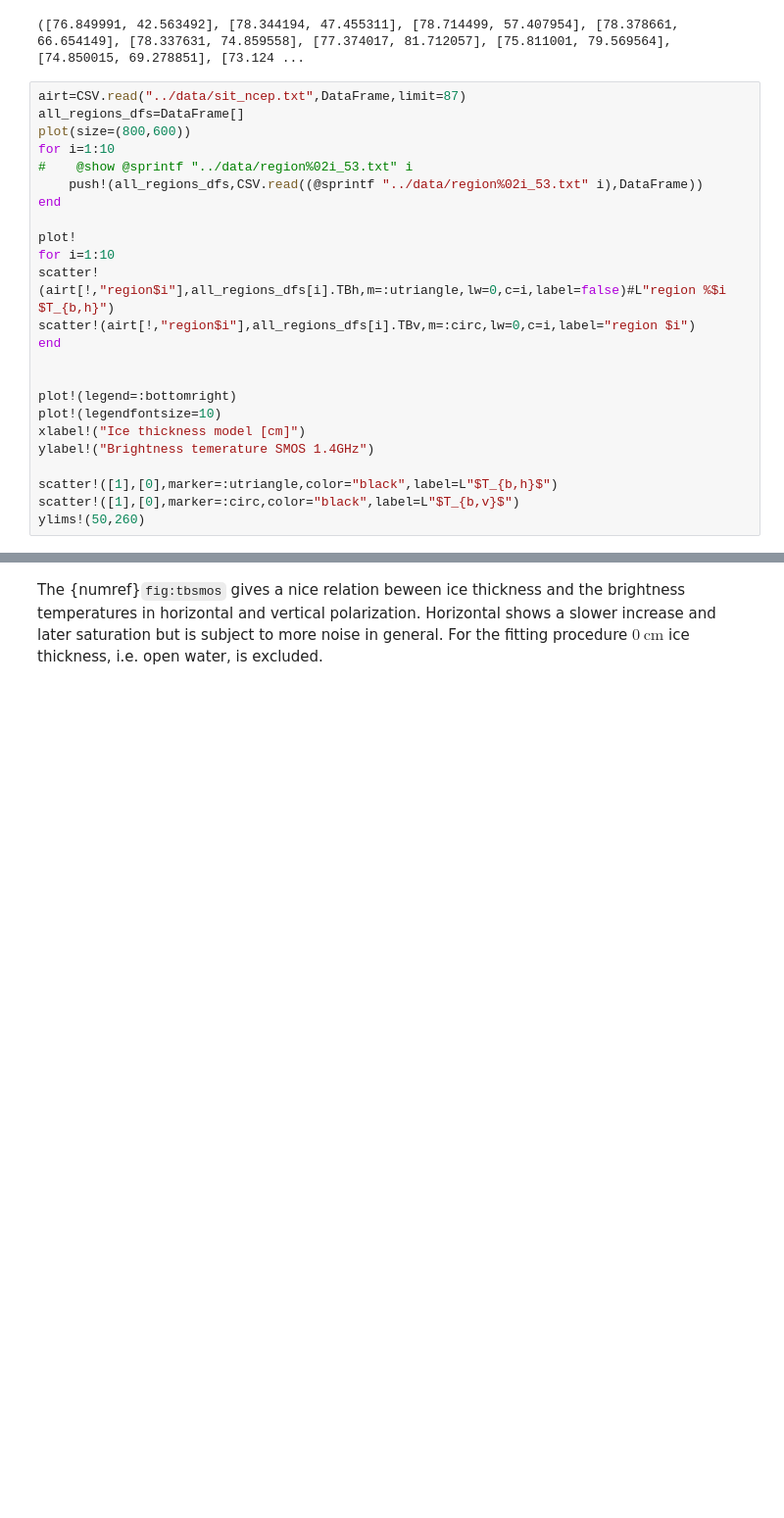
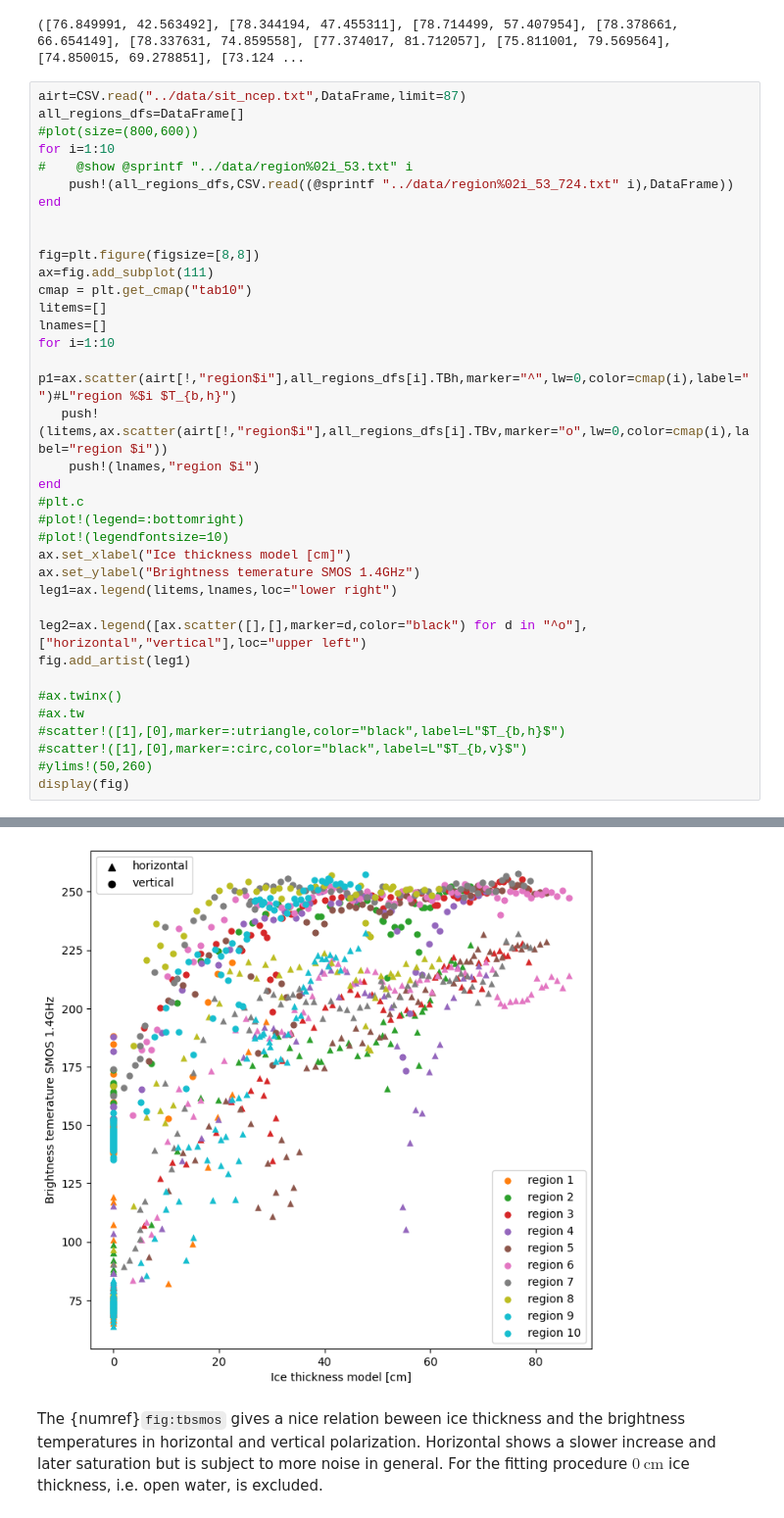
Before and after one commit to CIMR-Algos/SeaIceThickness_ATBD, a Jupyter notebook: book/training_data_smos53.ipynb, the cells around one changed output, grey strips where cells are left out. Shown at 98% size. Saved outputs shown, nothing was run; the diff lists cells and outputs as text; blank space fills up the shorter version.

```diff
--- a/book/training_data_smos53.ipynb
+++ b/book/training_data_smos53.ipynb
@@ -46,25 +54,37 @@ all_regions_locs=
 # %%
 airt=CSV.read("../data/sit_ncep.txt",DataFrame,limit=87)
 all_regions_dfs=DataFrame[]
-plot(size=(800,600))
+#plot(size=(800,600))
 for i=1:10
 #    @show @sprintf "../data/region%02i_53.txt" i
-    push!(all_regions_dfs,CSV.read((@sprintf "../data/region%02i_53.txt" i),DataFrame))
-end
-
-plot!
-for i=1:10
-scatter!(airt[!,"region$i"],all_regions_dfs[i].TBh,m=:utriangle,lw=0,c=i,label=false)#L"region %$i $T_{b,h}")
-scatter!(airt[!,"region$i"],all_regions_dfs[i].TBv,m=:circ,lw=0,c=i,label="region $i")
+    push!(all_regions_dfs,CSV.read((@sprintf "../data/region%02i_53_724.txt" i),DataFrame))
 end
 
 
-plot!(legend=:bottomright)
-plot!(legendfontsize=10)
-xlabel!("Ice thickness model [cm]")
-ylabel!("Brightness temerature SMOS 1.4GHz")
+fig=plt.figure(figsize=[8,8])
+ax=fig.add_subplot(111)
+cmap = plt.get_cmap("tab10")
+litems=[]
+lnames=[]
+for i=1:10
+    p1=ax.scatter(airt[!,"region$i"],all_regions_dfs[i].TBh,marker="^",lw=0,color=cmap(i),label="")#L"region %$i $T_{b,h}")
+   push!(litems,ax.scatter(airt[!,"region$i"],all_regions_dfs[i].TBv,marker="o",lw=0,color=cmap(i),label="region $i"))
+    push!(lnames,"region $i")
+end
+#plt.c
+#plot!(legend=:bottomright)
+#plot!(legendfontsize=10)
+ax.set_xlabel("Ice thickness model [cm]")
+ax.set_ylabel("Brightness temerature SMOS 1.4GHz")
+leg1=ax.legend(litems,lnames,loc="lower right")
 
-scatter!([1],[0],marker=:utriangle,color="black",label=L"$T_{b,h}$")
-scatter!([1],[0],marker=:circ,color="black",label=L"$T_{b,v}$")
-ylims!(50,260)
+leg2=ax.legend([ax.scatter([],[],marker=d,color="black") for d in "^o"],["horizontal","vertical"],loc="upper left")
+fig.add_artist(leg1)
+
+#ax.twinx()
+#ax.tw
+#scatter!([1],[0],marker=:utriangle,color="black",label=L"$T_{b,h}$")
+#scatter!([1],[0],marker=:circ,color="black",label=L"$T_{b,v}$")
+#ylims!(50,260)
+display(fig)
 # %% [output]
@@ -81,2 +91,3 @@ ylims!(50,260)
+[figure, added]
 # %% [markdown]
 The {numref}`fig:tbsmos` gives a nice relation beween ice thickness and the brightness temperatures in horizontal and vertical polarization. Horizontal shows a slower increase and later saturation but is subject to more noise in general. For the fitting procedure $0\ \text{cm}$ ice thickness, i.e. open water, is excluded.
```
Also changed, not shown: parts of 9 cells of this notebook, 39 other files.
